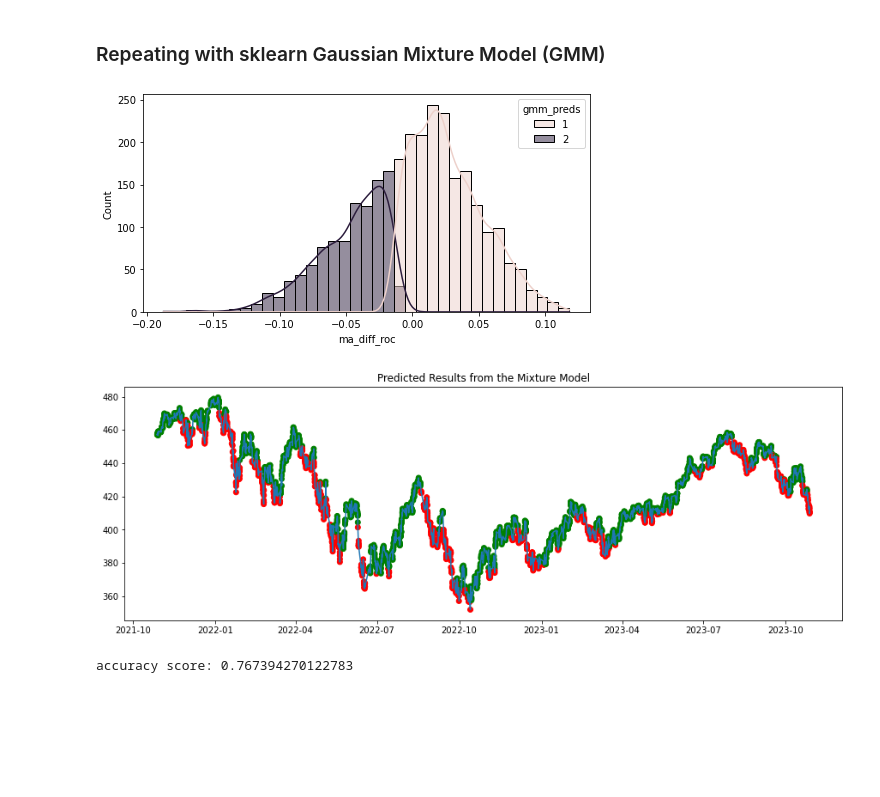
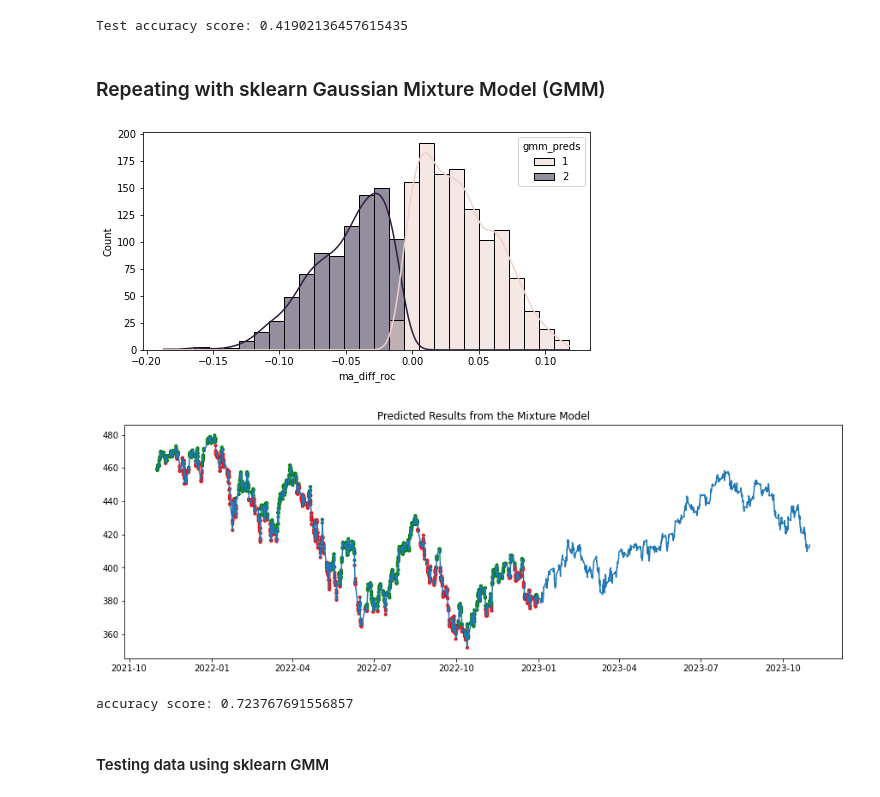
Before and after one commit to kaneelgit/ML-Quant, a Jupyter notebook: Trend Prediction Using GMM.ipynb, the cells around one changed output. Drawn from its saved outputs; the diff is of its cells as text; code cells hidden in the pictures; blank space fills up the shorter version.

```diff
--- a/Trend Prediction Using GMM.ipynb
+++ b/Trend Prediction Using GMM.ipynb
@@ -169,6 +185,6 @@ Let's use tensorflow probability to build the model.
 # %%
 #arrange data
-data = df['ma_diff_roc'].dropna()
+data = train_df['ma_diff_roc'].dropna()
 data_inds = data.index #indices for later use
 
 #data as tf constant
@@ -268,0 +287,17 @@ accuracy score: 0.6291654799202506
+# %%
+#arrange data
+test_data = test_df['ma_diff_roc'].dropna()
+data_inds_test = test_data.index #indices for later use
+
+#data as tf constant
+test_data = tf.constant(test_data, dtype = tf.float32)
+# %%
+#predictions from model
+buy_lps_test = mixture_model.components[1].log_prob(test_data)
+sell_lps_test = mixture_model.components[0].log_prob(test_data)
+
+#find test preds
+test_preds = [1 if x < y else 2 for (x, y) in zip(buy_lps_test, sell_lps_test)]
+
+#append the preds to the dataframe
+df.loc[data_inds_test, 'mixture_preds'] = test_preds
@@ -269,10 +324,21 @@ accuracy score: 0.6291654799202506
+# %%
+#accuracy score
+from sklearn.metrics import accuracy_score
+
+true_labels = df.iloc[data_inds_test]['trend'].to_list()
+predicted_labels = df.iloc[data_inds_test]['mixture_preds'].to_list()
+
+print(f"Test accuracy score: {accuracy_score(true_labels, predicted_labels)}")
+# %% [output]
+Test accuracy score: 0.41902136457615435
 # %% [markdown]
 ### Repeating with sklearn Gaussian Mixture Model (GMM)
 # %%
 from sklearn.mixture import GaussianMixture
 
-data = df['ma_diff_roc'].dropna()
-data_inds = data.index
+#run the train set
+data = df.iloc[data_inds]['ma_diff_roc']
+# data_inds = data.index
 
 X_train = data.to_numpy().reshape(-1, 1)
 
@@ -286,18 +352,17 @@ y_pred = gmm.predict(X_train)
 #append to the dataframe
 df.loc[data_inds, 'gmm_preds'] = y_pred
 
-
 #make the zeros 2's because 2 is a sell trend in the previous example
 df['gmm_preds'] = [1 if x == 1 else 2 if x == 0 else 0 for x in df['gmm_preds']]
 # %%
 #plot results
 colors = {0: 'yellow', 1: 'green', 2: 'red'}
 
 plt.figure(figsize = (8, 4))
-sns.histplot(x = 'ma_diff_roc', data = df[df['trend'] != 0], hue = 'gmm_preds', kde = True)
+sns.histplot(x = 'ma_diff_roc', data = df.iloc[data_inds], hue = 'gmm_preds', kde = True)
 plt.show()
 # %% [output]
-[figure, old version]
+[figure, new version]
 # %%
 #plot results
 data_plot = df
@@ -307,17 +372,19 @@ colors = {0: 'yellow', 1: 'green', 2: 'red'}
 plt.figure(figsize = (15, 5))
 plt.title('Predicted Results from the Mixture Model')
 plt.plot(data_plot['date'], data_plot['close'])
-plt.scatter(data_plot['date'], data_plot['close'], c = data_plot['gmm_preds'].apply(lambda x: colors[x]))
+plt.scatter(data_plot['date'].iloc[data_inds], data_plot['close'].iloc[data_inds], c = data_plot['gmm_preds'].iloc[data_inds].apply(lambda x: colors[x]), s = 10)
 plt.show()
 # %% [output]
-[figure, old version]
+[figure, new version]
 # %%
 #find the accuracy of the prediction from the method
 from sklearn.metrics import accuracy_score
 
-true_labels = df[df['trend'] != 0]['trend'].to_list()
-predicted_labels = df[df['trend'] != 0]['gmm_preds'].to_list()
+true_labels = df.iloc[data_inds]['trend'].to_list()
+predicted_labels = df.iloc[data_inds]['gmm_preds'].to_list()
 
 print(f"accuracy score: {accuracy_score(true_labels, predicted_labels)}")
 # %% [output]
-accuracy score: 0.767394270122783
+accuracy score: 0.723767691556857
+# %% [markdown]
+#### Testing data using sklearn GMM
```
Also changed, not shown: parts of 20 cells of this notebook, 2 other files.
